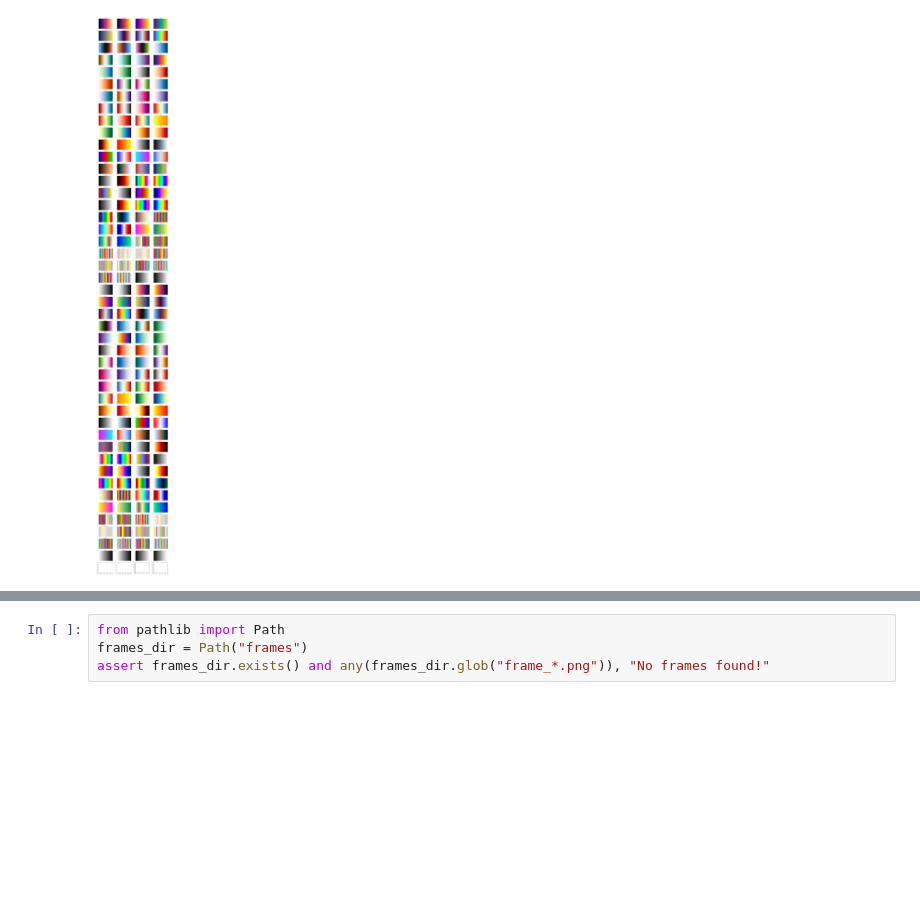
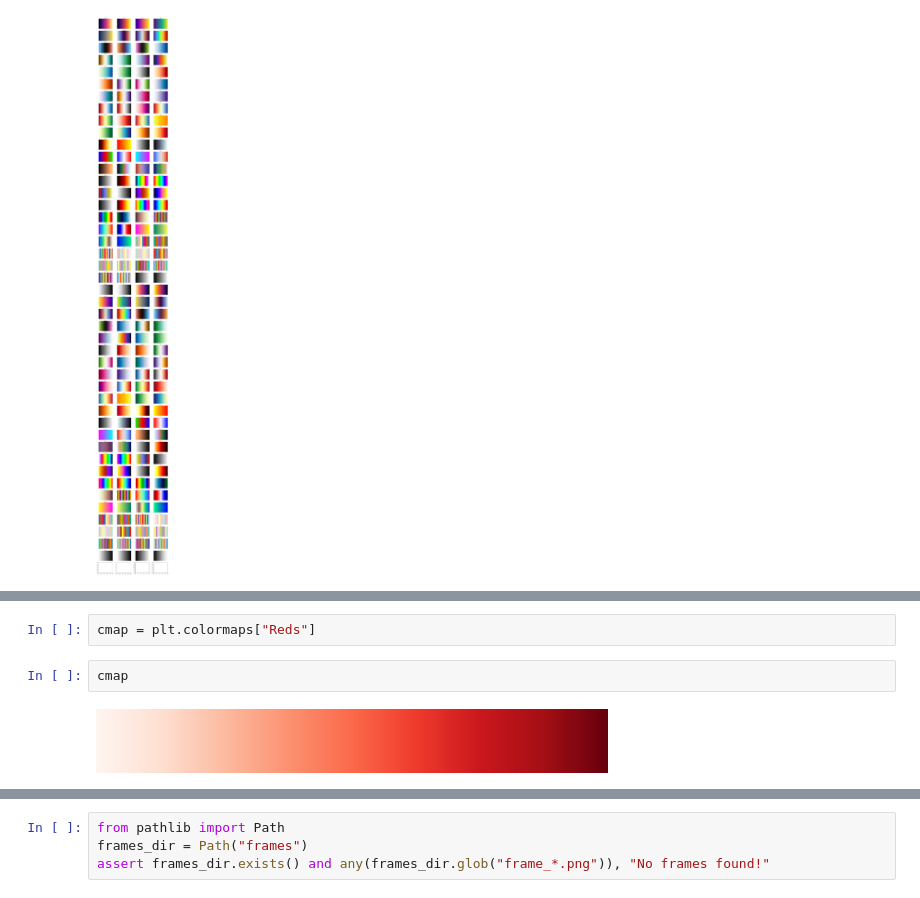
Before and after one commit to mileslilly2/code_for_whatever_you_are, a Jupyter notebook: gif_animation_in_Python_clean.ipynb, the cells around one changed output, grey strips where cells are left out. Saved outputs shown, nothing was run; the diff lists cells and outputs as text; blank space fills up the shorter version.

```diff
--- a/gif_animation_in_Python_clean.ipynb
+++ b/gif_animation_in_Python_clean.ipynb
@@ -175,0 +287,6 @@ plt.show()
+# %%
+cmap = plt.colormaps["Reds"]
+# %%
+cmap
+# %% [output]
+[figure, added]
```
Also changed, not shown: parts of 16 cells of this notebook.
